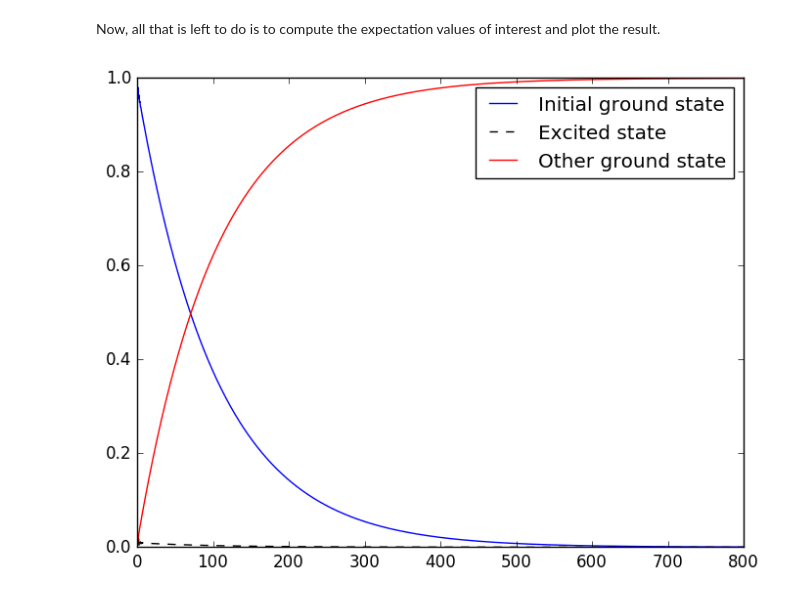
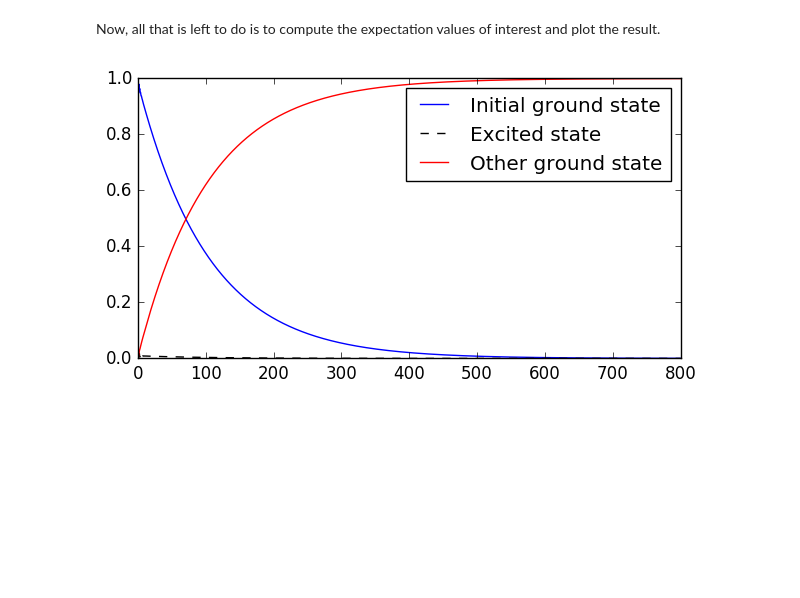
Before and after one commit to ymuv1/QuantumOptics.jl, a Jupyter notebook: examples/raman.ipynb, the cells around one changed output. Saved outputs shown, nothing was run; the diff lists cells and outputs as text; code cells hidden in the pictures; blank space fills up the shorter version.

Commit message:
Changed figsize in raman example

```diff
--- a/examples/raman.ipynb
+++ b/examples/raman.ipynb
@@ -65,12 +65,12 @@ p2 = real(expect(proj₂, ρₜ))
 p3 = real(expect(proj₃, ρₜ));
 # %%
 # Plots
-clf()
+figure(figsize=(7, 3.5))
 plot(tout, p1, "b", label="Initial ground state")
 plot(tout, p2, "k--", label="Excited state")
 plot(tout, p3, "r", label="Other ground state")
 axis([0, tmax, 0, 1])
 legend()
 show()
 # %% [output]
-[figure, old version]
+[figure, new version]
```
